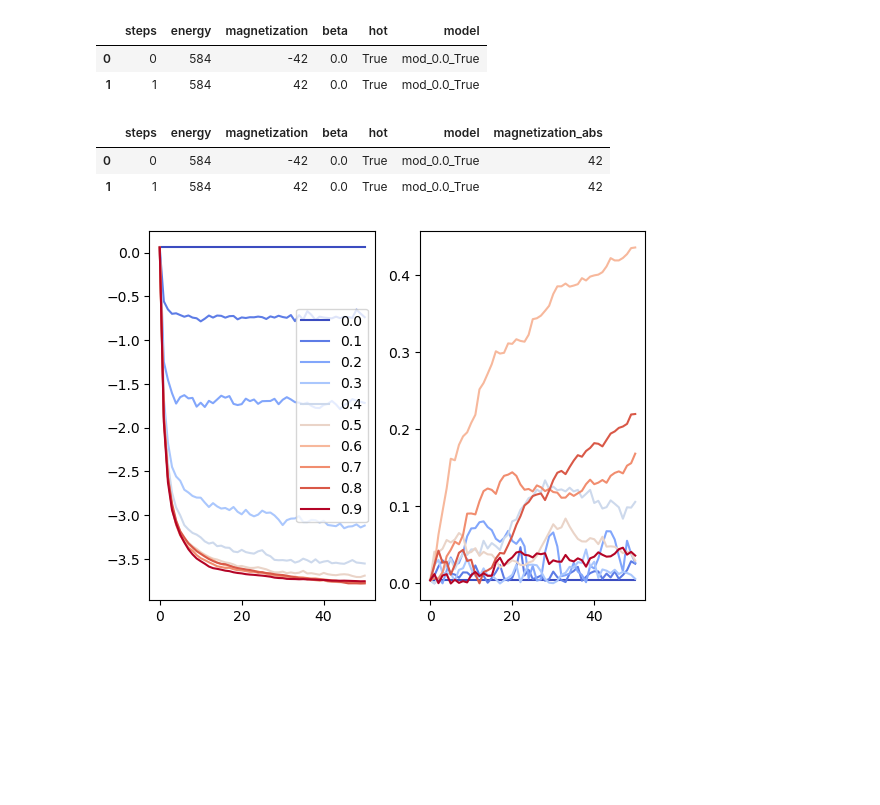
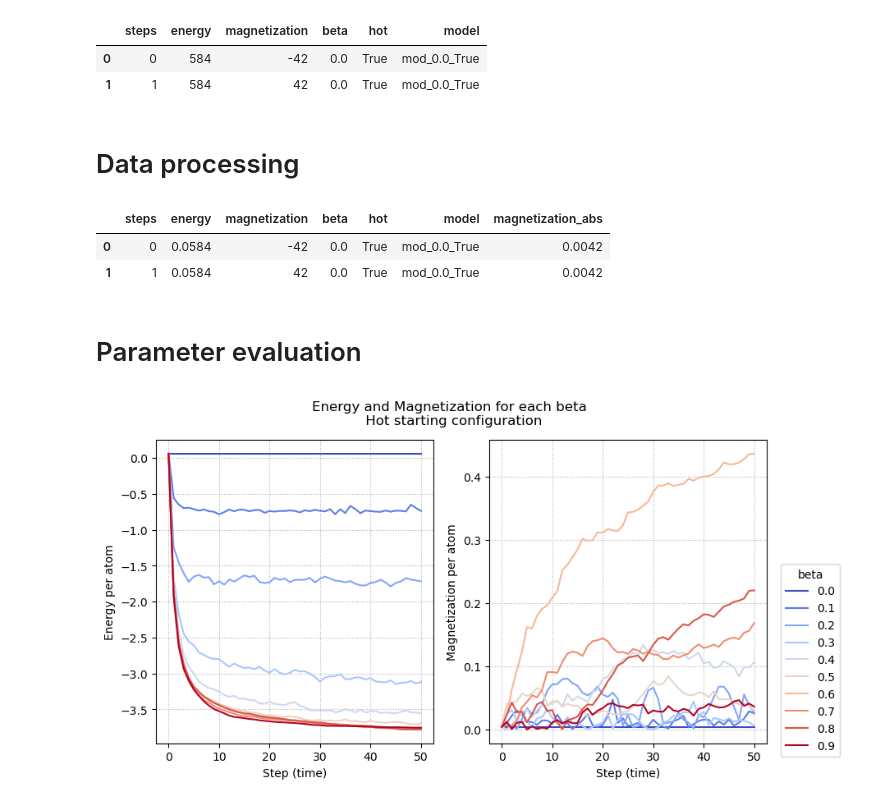
Before and after one commit to lbitsiko/ising-agent, a Jupyter notebook: plotting.ipynb, the cells around one changed output. Drawn from its saved outputs; the diff is of its cells as text; code cells hidden in the pictures; blank space fills up the shorter version.

Commit message:
beautfiy visualizations

```diff
--- a/plotting.ipynb
+++ b/plotting.ipynb
@@ -9,10 +11,14 @@ df.head(2)
 |  | steps | energy | magnetization | beta | hot | model |
 | 0 | 0 | 584 | -42 | 0.0 | True | mod_0.0_True |
 | 1 | 1 | 584 | 42 | 0.0 | True | mod_0.0_True |
+# %% [markdown]
+# Data processing
 # %%
 df["magnetization_abs"] = np.abs(df["magnetization"])
+df["magnetization_abs"] = df["magnetization_abs"]/(100*100) # magnetization per atom
+df["energy"] = df["energy"]/(100*100) # energy per atom
 df.head(2)
 # %% [output]
 |  | steps | energy | magnetization | beta | hot | model | magnetization_abs |
-| 0 | 0 | 584 | -42 | 0.0 | True | mod_0.0_True | 42 |
-| 1 | 1 | 584 | 42 | 0.0 | True | mod_0.0_True | 42 |
+| 0 | 0 | 0.0584 | -42 | 0.0 | True | mod_0.0_True | 0.0042 |
+| 1 | 1 | 0.0584 | 42 | 0.0 | True | mod_0.0_True | 0.0042 |
@@ -21,0 +25,2 @@ df["energy"] = df["energy"]/(100*100)
+# %% [markdown]
+# Parameter evaluation
@@ -22,26 +32,37 @@ df["energy"] = df["energy"]/(100*100)
 # %%
-fig, (ax1, ax2) = plt.subplots(nrows=1,ncols=2, figsize=(6.4, 4.8))
+fig, (ax1, ax2) = plt.subplots(nrows=1,ncols=2, figsize=(1.5*6.4, 4.8))
 
-betas = sorted(set(df.beta.value_counts().index))
-normalize = plt.Normalize(min(betas), max(betas))
-colormap = plt.cm.coolwarm
+for beta in betas: # one line per temperature
+    df_plot = df[df["beta"] == beta]
+    df_plot = df_plot[df_plot["hot"]] # filter hot starting states
 
-for beta in betas:
-    df_plot = df[df["beta"] == beta]
-    df_hot = df_plot[df_plot["hot"]]
-    df_hot = df_hot.sort_values(by="steps", ascending=True)
-    # df_cold = df_plot[df_plot["hot"]==False]
+    # sort accroding to simulation step (time)
+    df_plot = df_plot.sort_values(by="steps", ascending=True)
 
-    # Get the color for this beta value using the colormap
+    # color per beta
     color = colormap(normalize(beta))
 
-    # Now use this color for both plots
-    ax1.plot(df_hot["steps"], df_hot["energy"], label=f'{beta:.1f}', color=color)
-    ax2.plot(df_hot["steps"], df_hot["magnetization_abs"], label=f'{beta:.1f}', color=color)
+    ax1.plot(df_plot["steps"], df_plot["energy"], label=f'{beta:.1f}', color=color)
+    ax2.plot(df_plot["steps"], df_plot["magnetization_abs"], label=f'{beta:.1f}', color=color)
 
-ax1.legend()
+# ax1.legend()
+
+fig.suptitle("Energy and Magnetization for each beta \n Hot starting configuration")
+
+handles, labels = ax2.get_legend_handles_labels()
+fig.legend(handles, labels, loc='upper right', bbox_to_anchor=(1.0, 0.58), title="beta")
+
+
+ax1.set_ylabel("Energy per atom")
+ax2.set_ylabel("Magnetization per atom")
+
+ax1.set_xlabel("Step (time)")
+ax2.set_xlabel("Step (time)")
+
+ax1.grid(ls=':')
+ax2.grid(ls=':')
 
 plt.show()
 # %% [output]
-[figure, old version]
+[figure, new version]
 # %%
```
Also changed, not shown: parts of 6 cells of this notebook.
